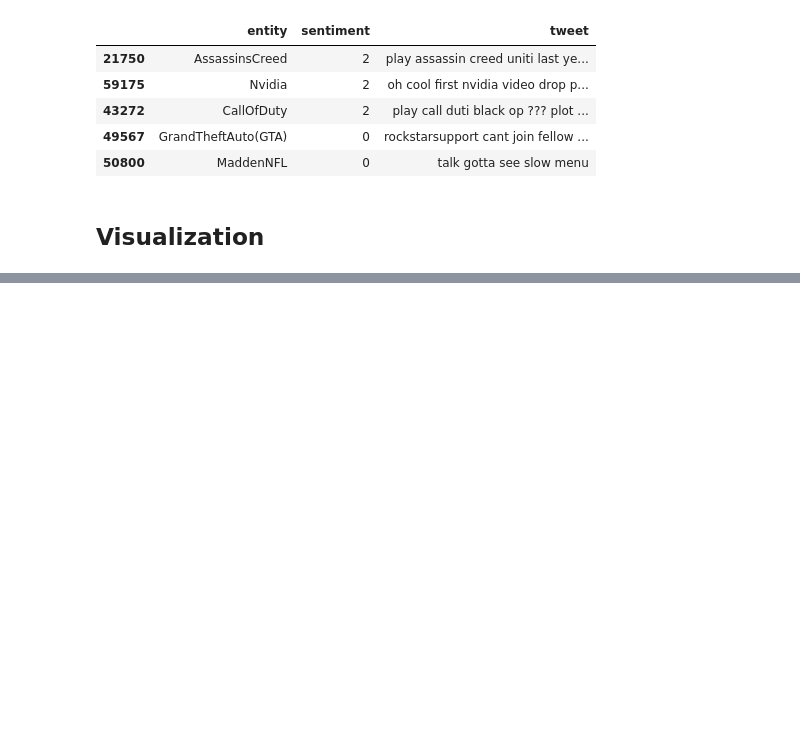
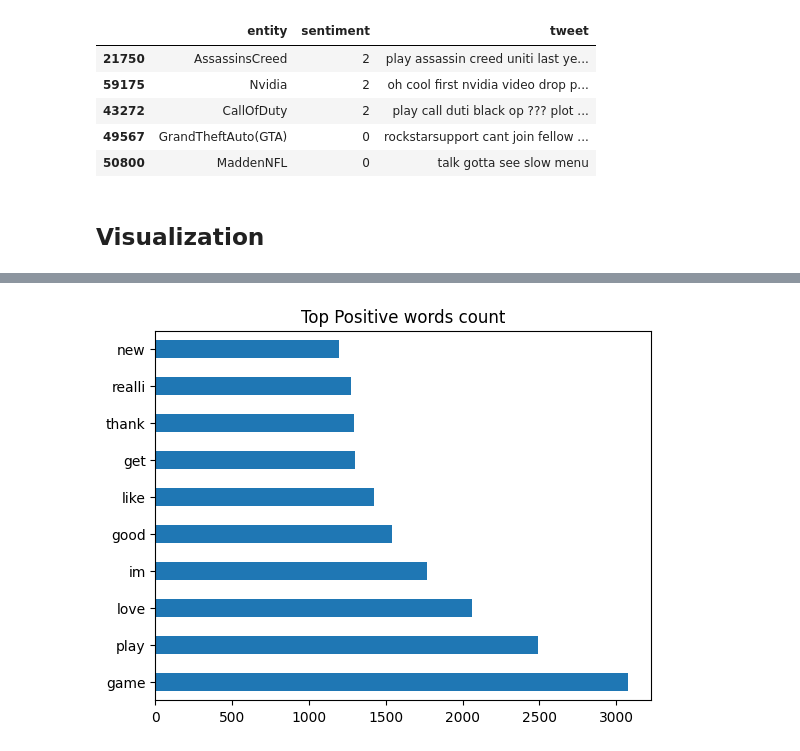
Before and after one commit to ShenbagaArunK/twitter-sentiment-analysis-naivebayes, a Jupyter notebook: src/twitter_senti_analysis.ipynb, the cells around one changed output, grey strips where cells are left out. Saved outputs shown, nothing was run; the diff lists cells and outputs as text; code cells hidden in the pictures; blank space fills up the shorter version.

```diff
--- a/src/twitter_senti_analysis.ipynb
+++ b/src/twitter_senti_analysis.ipynb
@@ -230,0 +232,4 @@ words.value_counts().head(10).plot(kind="barh")
+# %%
+pos_para = " ".join(df[df["sentiment"] == 2 ]["tweet"])
+neg_para = " ".join(df[df["sentiment"] == 0 ]["tweet"])
+neutral_para = " ".join(df[df["sentiment"] == 1 ]["tweet"])
@@ -230,0 +245,7 @@ words.value_counts().head(10).plot(kind="barh")
+# %%
+pos_words = pd.Series(pos_para.split())
+pos_words.value_counts().head(10).plot(kind="barh")
+plt.title("Top Positive words count")
+plt.show()
+# %% [output]
+[figure, added]
```
Also changed, not shown: parts of 13 cells of this notebook.
